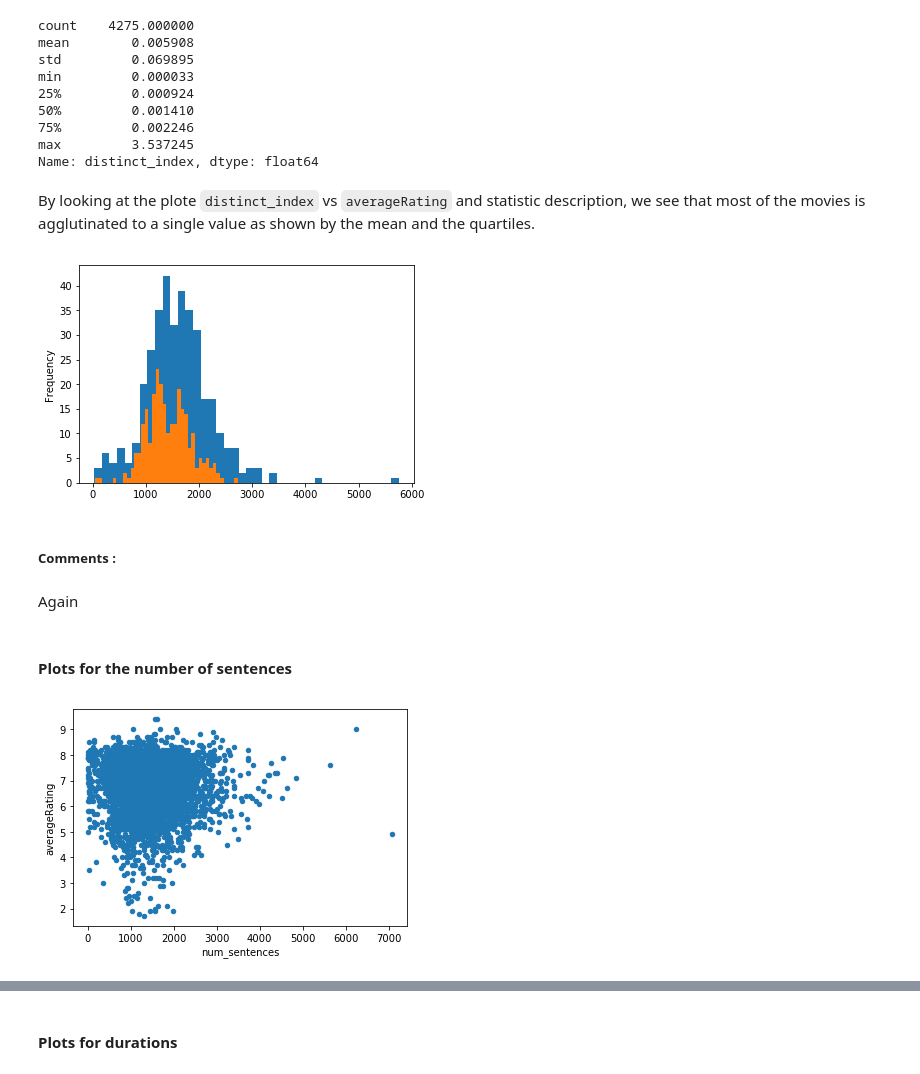
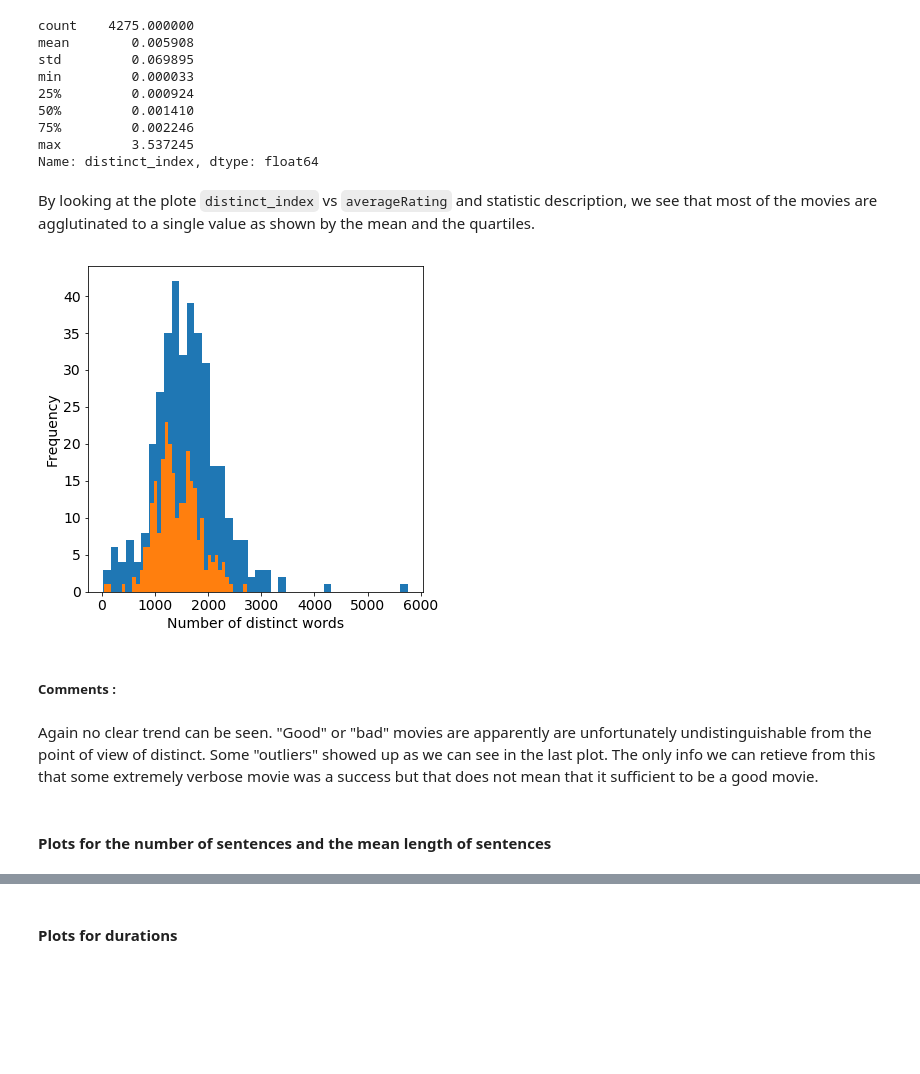
Before and after one commit to Xabitsuki/adamax, a Jupyter notebook: NotebookFinal.ipynb, the cells around one changed output, grey strips where cells are left out. Cells and saved outputs as stored; diff of their text form; code cells hidden in the pictures; blank space fills up the shorter version.

```diff
--- a/NotebookFinal.ipynb
+++ b/NotebookFinal.ipynb
@@ -671,20 +686,22 @@ min         0.000033
 max         3.537245
 Name: distinct_index, dtype: float64
 # %% [markdown]
-By looking at the plote `distinct_index` vs `averageRating` and statistic description, we see that most of the movies is agglutinated to a single value as shown by the mean and the quartiles.
+By looking at the plote `distinct_index` vs `averageRating` and statistic description, we see that most of the movies are agglutinated to a single value as shown by the mean and the quartiles.
 # %%
-#TODO do something to visualize both
 df_words_ratings_pd[df_words_ratings_pd.averageRating >= 8]["num_distinct_words"].plot.hist(bins=40);
-df_words_ratings_pd[df_words_ratings_pd.averageRating <= 5]["num_distinct_words"].plot.hist(bins=40);
+df_words_ratings_pd[df_words_ratings_pd.averageRating <= 5]["num_distinct_words"].plot.hist(bins=40,
+                                                                                            figsize=(6,6),
+                                                                                            fontsize=14);
+
+plt.xlabel('Number of distinct words', fontsize=14);
+plt.ylabel('Frequency', fontsize=14);
 # %% [output]
-[figure, old version]
+[figure, new version]
 # %% [markdown]
 ##### Comments :
-# %% [markdown]
-Again
+# %% [markdown]
+Again no clear trend can be seen. "Good" or "bad" movies are apparently are unfortunately undistinguishable from the point of view of distinct.
+Some "outliers" showed up as we can see in the last plot.
+The only info we can retieve from this that some extremely verbose movie was a success but that does not mean that it sufficient to be a good movie.
 # %% [markdown]
-#### Plots for the number of  sentences
+#### Plots for the number of  sentences and the mean length of sentences
-# %%
-ax = df_words_ratings_pd.plot.scatter("num_sentences", "averageRating")
-# %% [output]
-[figure, removed]
```
Also changed, not shown: parts of 35 cells of this notebook.
